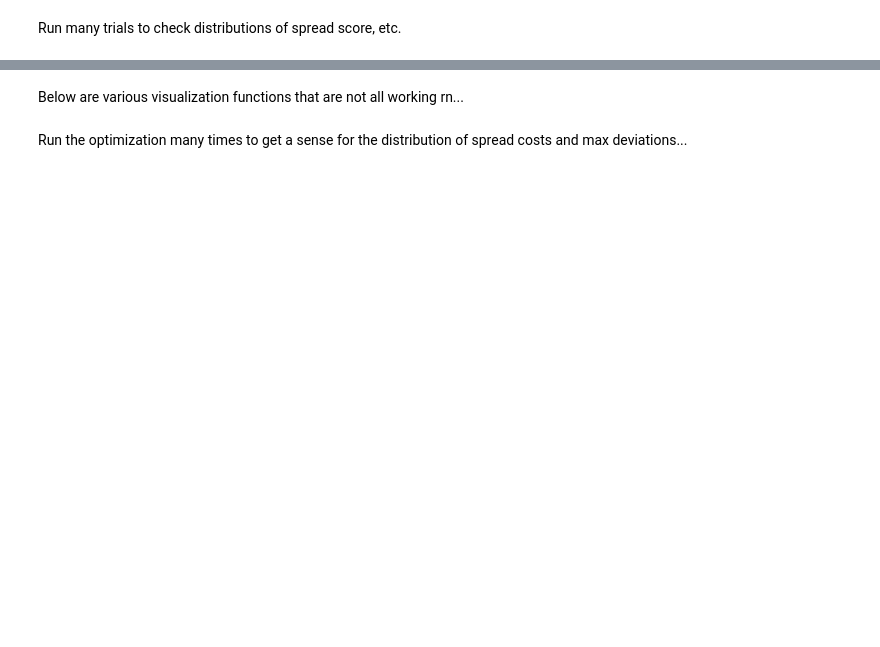
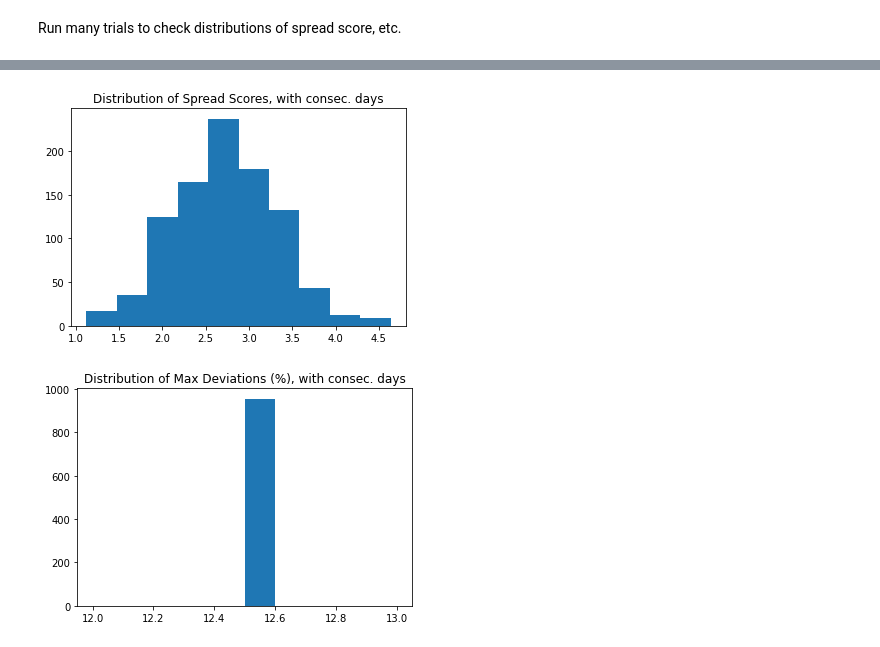
Before and after one commit to mggg/covid-scheduling, a Jupyter notebook: linear_program.ipynb, the cells around one changed output, grey strips where cells are left out. Saved outputs shown, nothing was run; the diff lists cells and outputs as text; code cells hidden in the pictures; blank space fills up the shorter version.

```diff
--- a/linear_program.ipynb
+++ b/linear_program.ipynb
@@ -92,5 +57,5 @@ cvxpy optimization... I think I got the constraints working, but please let me k
 # %%
-avail, b, beq = runSetup()
+avail, b, beq, spaces = runSetup()
 
 def runOpt():
     assignment = cp.Variable((number_of_people, 7), boolean=True)
@@ -103,6 +68,11 @@ def runOpt():
                 expr.append(penalty * cp.sum(assignment[:, i], assignment[:, j]))
         expr.append(cp.sum(expr))
 
+    adjacences = np.zeros((6, 7))
+    for i in range(6):
+        adjacences[i][i] = 1
+        adjacences[i][i+1] = 1
+
     constraints = [
         cp.sum(assignment, axis=0) <= np.ceil(b.transpose()[0] * (1 + buffer)), # set load upper bound
         cp.sum(assignment, axis=0) >= np.floor(b.transpose()[0] * (1 - buffer)), # set load lower bound
@@ -110,7 +80,12 @@ def runOpt():
         cp.sum(cp.multiply(assignment, avail), axis=1) == beq.transpose()[0] # align with availability
     ]
 
-    obj = cp.Minimize(objective)
+    # Ensure each person has no consecutive days scheduled
+    for i in range(6):
+        constraints.append(cp.sum(cp.multiply(assignment, adjacences[i]*np.ones((number_of_people,1))), axis=1) <= spaces)
+
+#     obj = cp.Minimize(objective())
+    obj = cp.Maximize(cp.sum(assignment)) # Dummy objective function
 
     prob = cp.Problem(obj, constraints=constraints)
     prob.solve()
@@ -118,8 +93,23 @@ def runOpt():
     return assignment
 
 def analyze(assignment):
-    spreadScore = score(assignment)
-    daily_demands, max_deviation = demands(assignment)
+    # Compute spread score (lower is better)
+    score = 0
+    for week in assignment.value:
+        scheduled_days = []
+        for i in range(7):
+            if week[i] == 1:
+                scheduled_days.append(i)
+        if len(scheduled_days) == 2:
+            score += ((scheduled_days[1] - scheduled_days[0]) - 3.5) ** 2
+    spreadScore = score / number_of_people
+
+    # Compute daily demands, deviations
+    daily_demands = np.sum(assignment.value, axis=0)
+    exp_supply_per_day = number_of_people * tests_per_week / 7
+    max_deviation = max(daily_demands.max() - exp_supply_per_day,
+                        exp_supply_per_day - daily_demands.min()) / exp_supply_per_day # MIN, right?
+
     return spreadScore, daily_demands, max_deviation
 
 assignment = runOpt()
@@ -157,8 +159,10 @@ Run many trials to check distributions of spread score, etc.
 spreads = []
 devs = []
 infeasible = 0
-for _ in range(1000):
-    avail, b, beq = runSetup()
+for t in range(1000):
+#     if (t%50 == 0):
+#         print(t)
+    avail, b, beq, spaces = runSetup()
     assignment = runOpt()
     if assignment.value is not None:
         spreadScore, daily_demands, max_deviation = analyze(assignment)
@@ -170,10 +192,13 @@ print("There were %d infeasible situations" % infeasible)
 # %%
-plt.title("Distribution of Spread Scores")
+plt.title("Distribution of Spread Scores, with consec. days")
 plt.hist(spreads)
+plt.savefig('spreads_Consec.png', dpi=300, bbox_inches='tight')
 plt.show()
 
-plt.title("Distribution of Max Deviations (%)")
+plt.title("Distribution of Max Deviations (%), with consec. days")
 plt.hist(devs)
+plt.savefig('maxDev_Consec.png', dpi=300, bbox_inches='tight')
 plt.show()
+# %% [output]
+[figure, added]
+[figure, added]
-# %% [markdown]
-Below are various visualization functions that are not all working rn...
@@ -374,2 +204,0 @@ def schedule(number_of_people, tests_per_week):
-# %% [markdown]
-Run the optimization many times to get a sense for the distribution of spread costs and max deviations...
```
Also changed, not shown: parts of 29 cells of this notebook.
